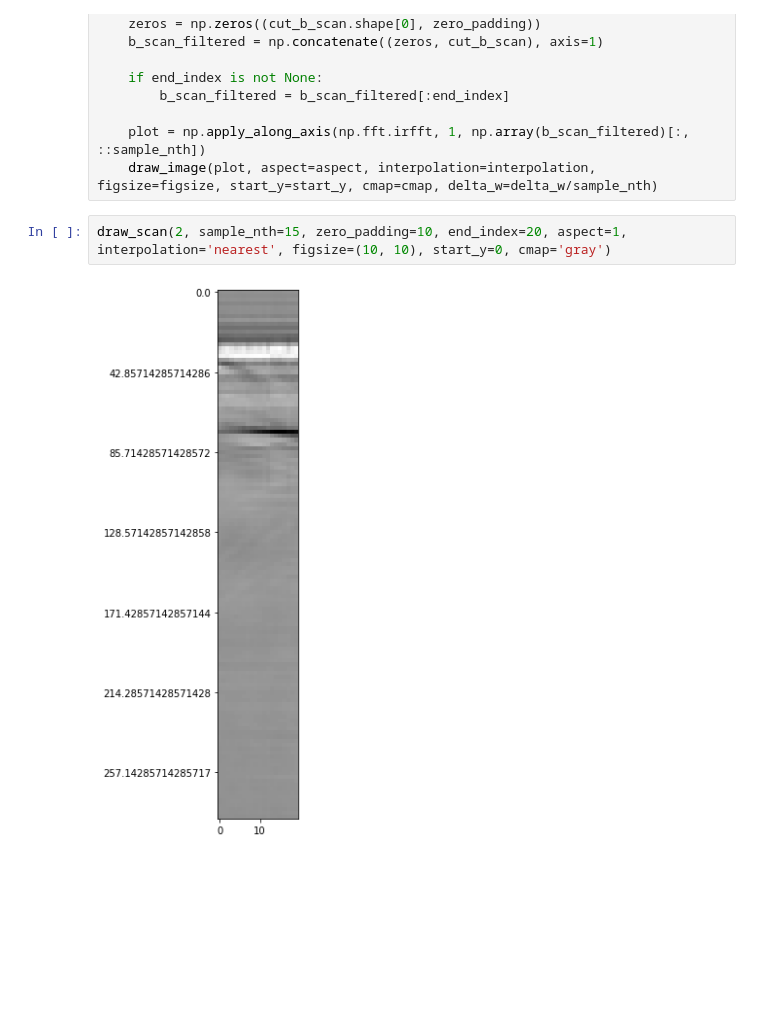
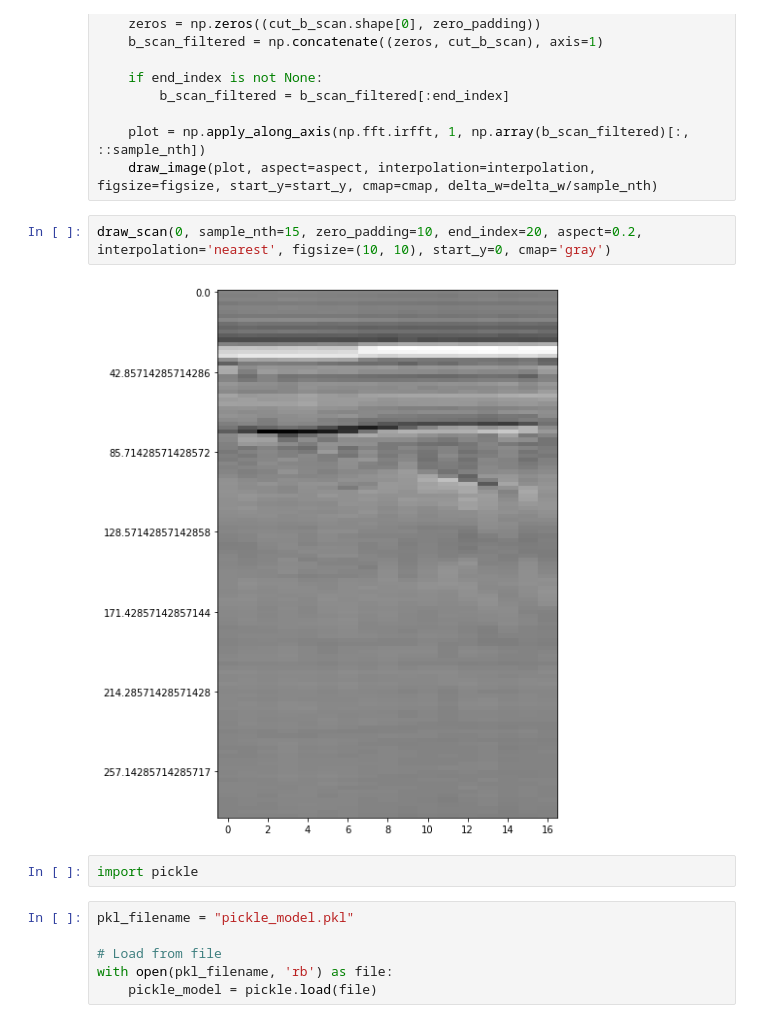
Before and after one commit to lnadi17/znd-remote-controller, a Jupyter notebook: scan-visualize.ipynb, the cells around one changed output. Saved outputs shown, nothing was run; the diff lists cells and outputs as text; blank space fills up the shorter version.

Commit message:
Upload failed scan data

```diff
--- a/scan-visualize.ipynb
+++ b/scan-visualize.ipynb
@@ -273,6 +273,14 @@ def draw_scan(file_number, sample_nth=1, zero_padding=0, end_index=None, aspect=
     plot = np.apply_along_axis(np.fft.irfft, 1, np.array(b_scan_filtered)[:, ::sample_nth])
     draw_image(plot, aspect=aspect, interpolation=interpolation, figsize=figsize, start_y=start_y, cmap=cmap, delta_w=delta_w/sample_nth)
 # %%
-draw_scan(2, sample_nth=15, zero_padding=10, end_index=20, aspect=1, interpolation='nearest', figsize=(10, 10), start_y=0, cmap='gray')
+draw_scan(0, sample_nth=15, zero_padding=10, end_index=20, aspect=0.2, interpolation='nearest', figsize=(10, 10), start_y=0, cmap='gray')
 # %% [output]
-[figure, old version]
+[figure, new version]
+# %%
+import pickle
+# %%
+pkl_filename = "pickle_model.pkl"
+
+# Load from file
+with open(pkl_filename, 'rb') as file:
+    pickle_model = pickle.load(file)
```
Also changed, not shown: parts of 6 cells of this notebook, 2 other files.
